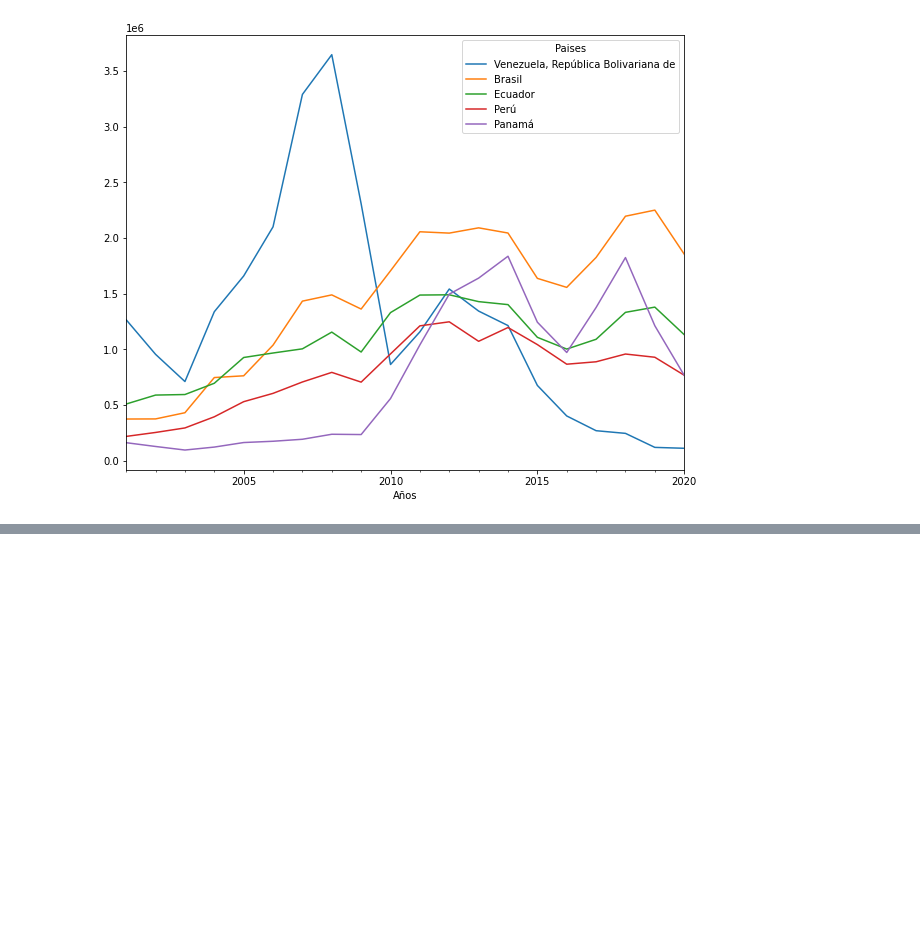
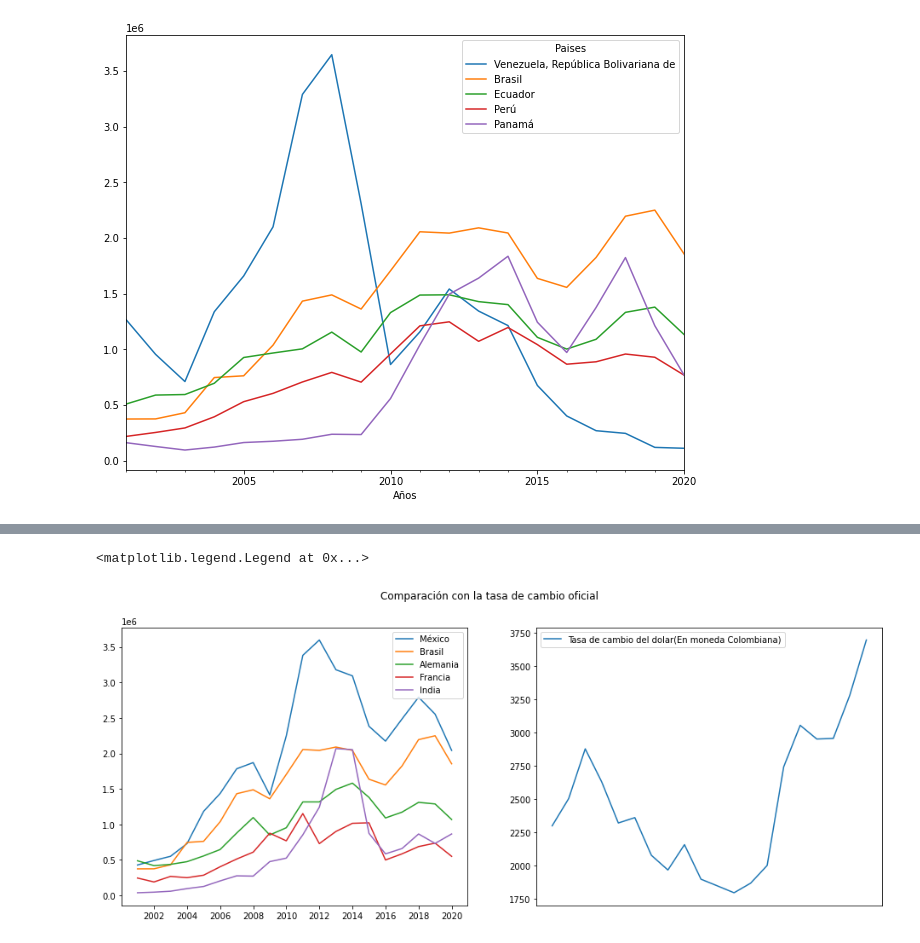
Before and after one commit to LuchoValr/Semillero, a Jupyter notebook: Proyecto_semillero_Avance1.ipynb, the cells around one changed output, grey strips where cells are left out. Cells and saved outputs as stored; diff of their text form; code cells hidden in the pictures; blank space fills up the shorter version.

```diff
--- a/Proyecto_semillero_Avance1.ipynb
+++ b/Proyecto_semillero_Avance1.ipynb
@@ -217,0 +224,11 @@ f3
+# %%
+fig, (ax1,ax2) = plt.subplots(1,2, figsize=(16,6))
+fig.suptitle('Comparación con la tasa de cambio oficial')
+ax1.plot(expo_partners2[['México','Brasil','Alemania','Francia','India']])
+ax1.legend(('México','Brasil','Alemania','Francia','India'),prop = {'size': 10}, loc='upper right')
+plt.xticks(range(len(price_dollar5.columns.values)),price_dollar5.columns.values)
+ax2.plot(price_dollar5)
+ax2.legend(price_dollar5.columns.values)
+# %% [output]
+<matplotlib.legend.Legend at 0x...>
+[figure, added]
```
Also changed, not shown: parts of 7 cells of this notebook.
